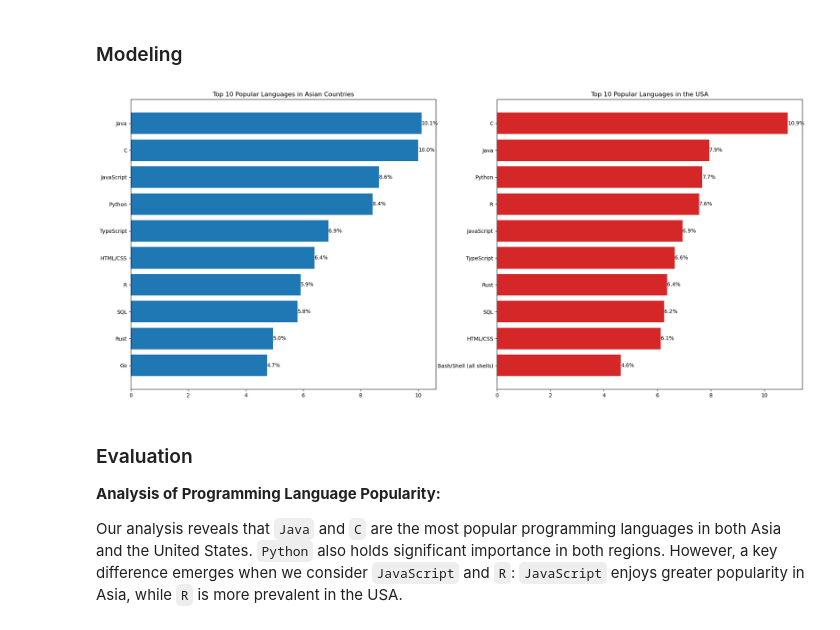
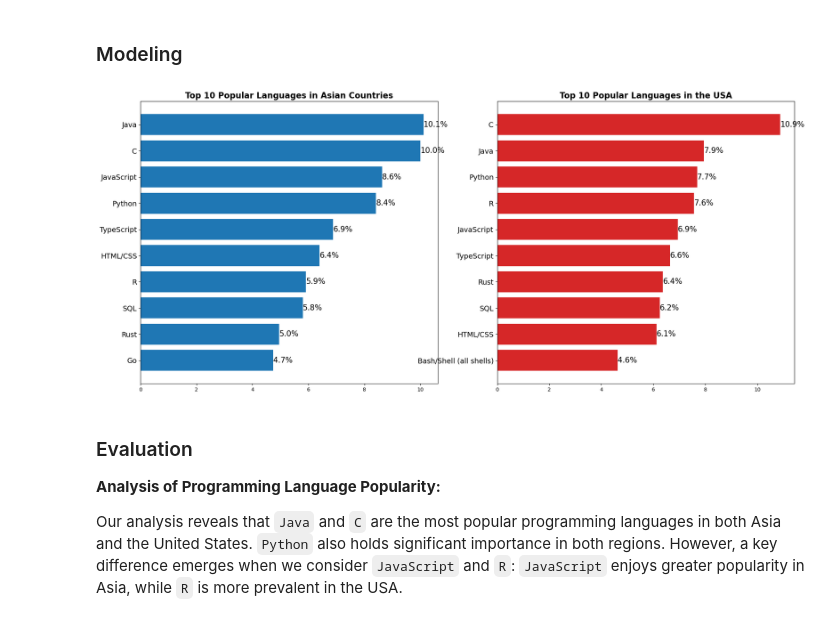
Before and after one commit to abc38289/project-Writing-a-Data-Scientist-Blog-Post, a Jupyter notebook: Project - 2023 Stack Overflow Developer Survey.ipynb, the cells around one changed output. Cells and saved outputs as stored; diff of their text form; code cells hidden in the pictures.

```diff
--- a/Project - 2023 Stack Overflow Developer Survey.ipynb
+++ b/Project - 2023 Stack Overflow Developer Survey.ipynb
@@ -182,23 +182,25 @@ def plot_top_languages(df, n=10, title='', color='skyblue', ax=None):
     # Display value labels on the bars
     for bar in bars:
         xval = bar.get_width()
-        ax.text(xval, bar.get_y() + bar.get_height()/2, f'{xval:.1f}%', ha='left', va='center')
+        ax.text(xval, bar.get_y() + bar.get_height()/2, f'{xval:.1f}%', ha='left', va='center', fontsize=15)
 
     # Set chart title and labels
-    ax.set_title(f'Top {n} Popular Languages in {title}')
+    ax.set_title(f'Top {n} Popular Languages in {title}', fontsize=16, fontweight='bold')
 # %%
 # Create subplots with two axes side by side
 fig, (ax1, ax2) = plt.subplots(1, 2, figsize=(23, 10))
 
 # Plot the top languages for 'Asian Countries'
 plot_top_languages(asian_lan, title='Asian Countries', color='tab:blue', ax=ax1)
+ax1.tick_params(axis='y', labelsize=14)
 
 # Plot the top languages for 'the USA'
 plot_top_languages(usa_lan, title='the USA', color='tab:red', ax=ax2)
+ax2.tick_params(axis='y', labelsize=14)
 
 plt.show()
 # %% [output]
-[figure, old version]
+[figure, new version]
 # %% [markdown]
 ### Evaluation
 
```
Also changed, not shown: parts of 5 cells of this notebook, 2 other files.
